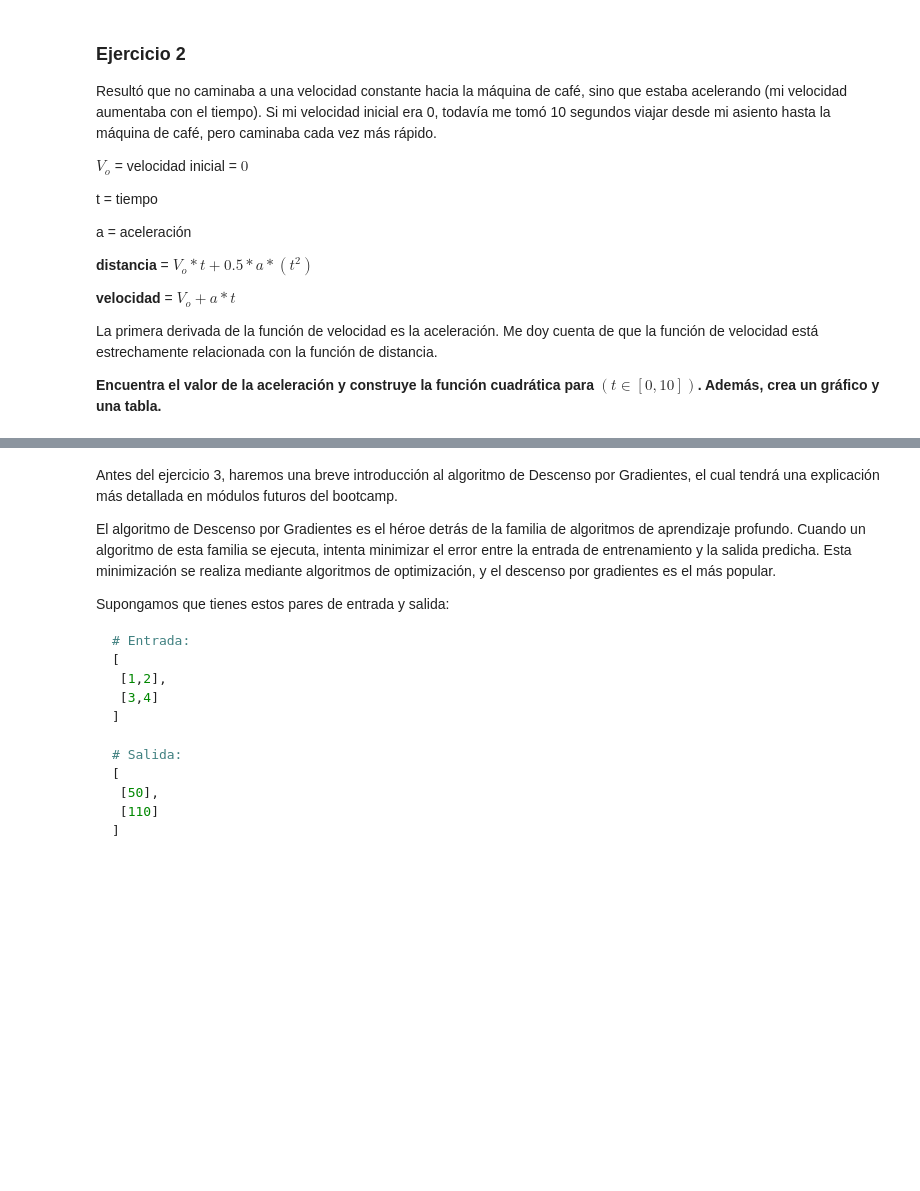
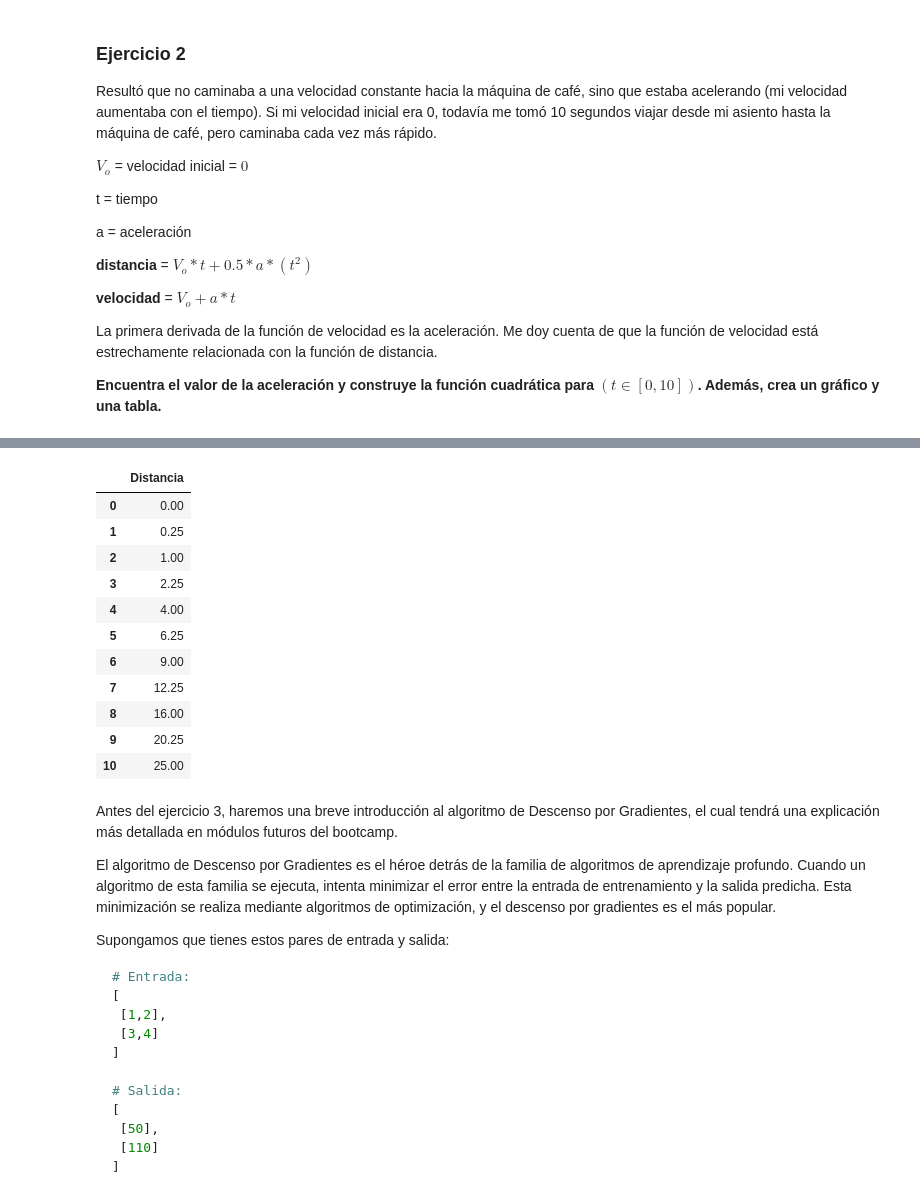
Before and after one commit to meneses-ls/2-calculus-and-algebra-problems-with-python, a Jupyter notebook: notebook/problems.es.ipynb, the cells around one changed output, grey strips where cells are left out. Cells and saved outputs as stored; diff of their text form; code cells hidden in the pictures; blank space fills up the shorter version.

```diff
--- a/notebook/problems.es.ipynb
+++ b/notebook/problems.es.ipynb
@@ -97,5 +127,26 @@ La primera derivada de la función de velocidad es la aceleración. Me doy cuent
 # %%
-# Crea un DataFrame
+# - Creación de un DataFrame Para La Función Previamente Definida en su Dominio:
+
+ds = pd.DataFrame(columns=["Distancia"])
+
+for i in range(11):
+    dstnc = d(i)
+    ds.loc[len(ds)] = [dstnc]
+
+ds
+# %% [output]
+|  | Distancia |
+| 0 | 0.00 |
+| 1 | 0.25 |
+| 2 | 1.00 |
+| 3 | 2.25 |
+| 4 | 4.00 |
+| 5 | 6.25 |
+| 6 | 9.00 |
+| 7 | 12.25 |
+| 8 | 16.00 |
+| 9 | 20.25 |
+| 10 | 25.00 |
 # %% [markdown]
 Antes del ejercicio 3, haremos una breve introducción al algoritmo de Descenso por Gradientes, el cual tendrá una explicación más detallada en módulos futuros del bootcamp.
 
```
Also changed, not shown: parts of 4 cells of this notebook.
